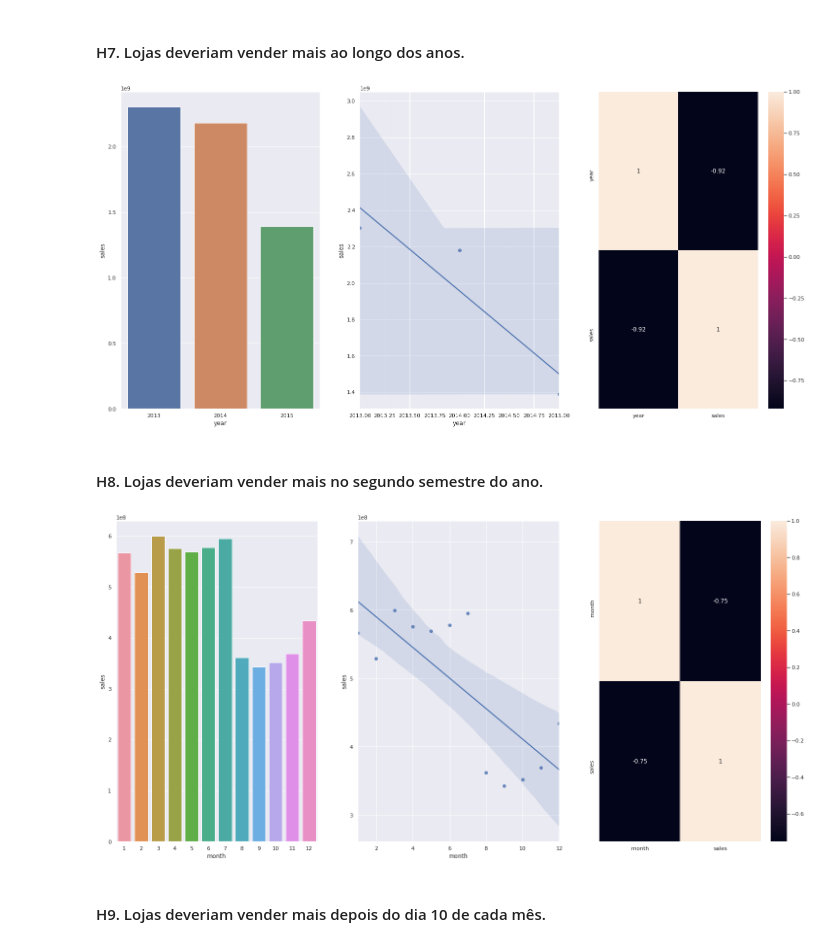
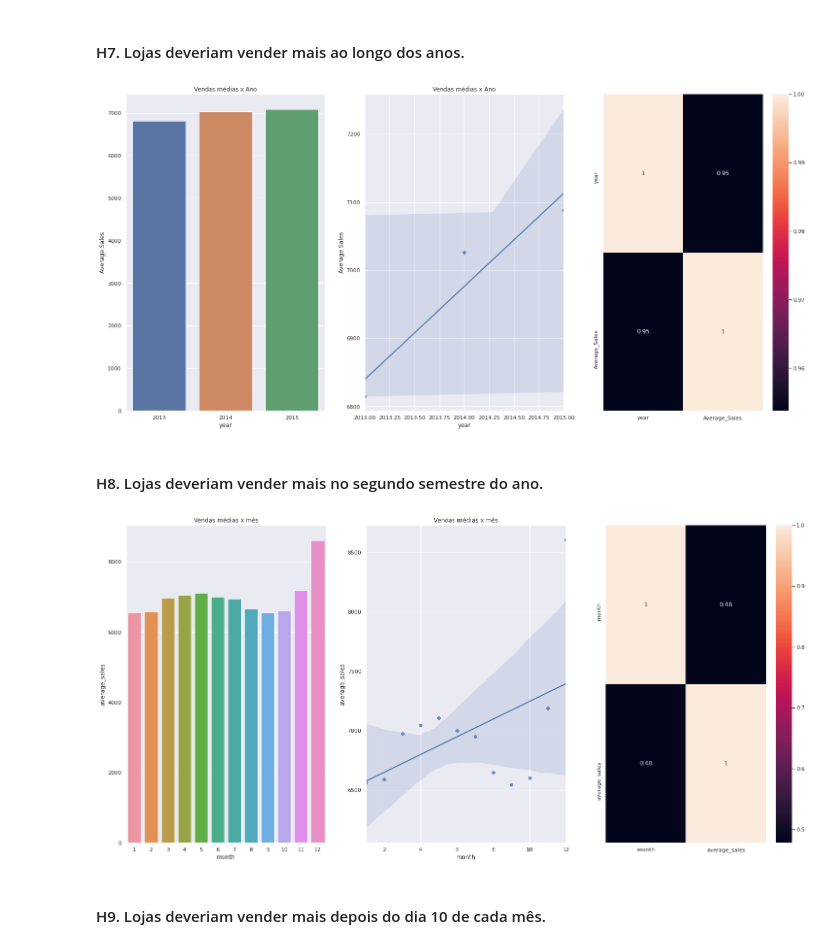
Before and after one commit to henriquelucasdf/Previsao_vendas_rossmann, a Jupyter notebook: previsao_rossmann.ipynb, the cells around one changed output. Drawn from its saved outputs; the diff is of its cells as text; code cells hidden in the pictures.

```diff
--- a/previsao_rossmann.ipynb
+++ b/previsao_rossmann.ipynb
@@ -676,36 +721,41 @@ sns.barplot(x='year',y='sales',data=aux2, hue='state_holiday' );
 # %% [markdown]
 #### H7. Lojas deveriam vender mais ao longo dos anos.
 # %%
-#@title **Falsa!** As vendas estão caindo.
+#@title **Verdadeiro.** A média de vendas vêm aumentando ao longo dos anos.
 #obs: 2015 não está completo!
-aux1 = df4[['year','sales']].groupby('year').sum().reset_index()
+aux1 = df4[['year','sales']].groupby('year').mean().reset_index()
 
 plt.subplot(1,3,1)
 sns.barplot(x='year',y='sales',data=aux1);
-
+plt.ylabel("Average Sales")
+plt.title("Vendas médias x Ano")
 plt.subplot(1,3,2)
 sns.regplot(x='year',y='sales',data=aux1);
-
+plt.ylabel("Average Sales")
+plt.title("Vendas médias x Ano")
+aux1.rename({'sales': 'Average_Sales'}, axis=1, inplace=True)
 plt.subplot(1,3,3)
 sns.heatmap(aux1.corr(method='pearson'), annot=True);
 # %% [output]
-[figure, old version]
+[figure, new version]
 # %% [markdown]
 #### H8. Lojas deveriam vender mais no segundo semestre do ano.
 # %%
-#@title **Falsa!** Lojas vendem menos no segundo semestre.
-aux1 = df4[['month','sales']].groupby('month').sum().reset_index()
-
+#@title **Verdadeiro.** As vendas aumentam no final do ano.
+aux1 = df4[['month','sales']].groupby('month').mean().reset_index()
+aux1.rename({'sales': 'average_sales'},axis=1, inplace=True)
 plt.subplot(1,3,1)
-sns.barplot(x='month',y='sales',data=aux1);
+sns.barplot(x='month', y='average_sales',data=aux1);
+plt.title("Vendas médias x mês")
 
 plt.subplot(1,3,2)
-sns.regplot(x='month',y='sales',data=aux1);
+sns.regplot(x='month',y='average_sales',data=aux1);
+plt.title("Vendas médias x mês")
 
 plt.subplot(1,3,3)
 sns.heatmap(aux1.corr(method='pearson'), annot=True);
 # %% [output]
-[figure, old version]
+[figure, new version]
 # %% [markdown]
 #### H9. Lojas deveriam vender mais depois do dia 10 de cada mês.
 # %%
```
Also changed, not shown: parts of 126 cells of this notebook.
